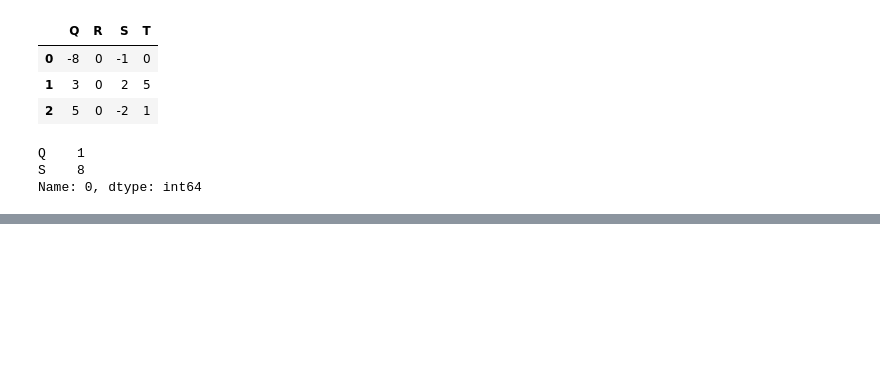
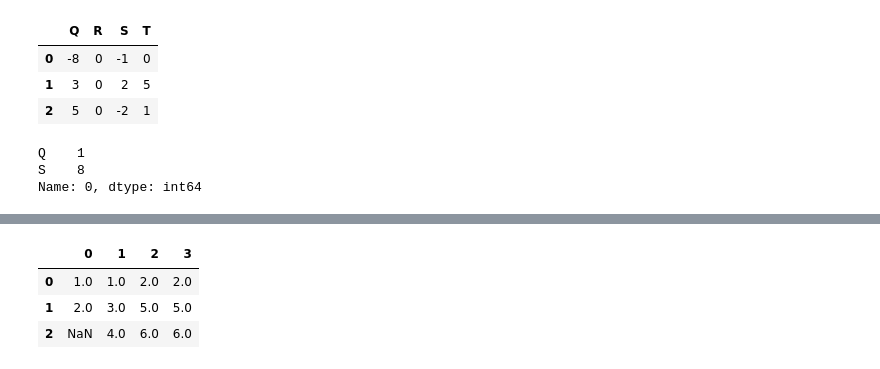
Before and after one commit to finesketch/data_science, a Jupyter notebook: Python_Data_Science_Handbook/03_Data_Manipulation_with_Pandas.ipynb, the cells around one changed output, grey strips where cells are left out. Drawn from its saved outputs; the diff is of its cells as text; code cells hidden in the pictures; blank space fills up the shorter version.

```diff
--- a/Python_Data_Science_Handbook/03_Data_Manipulation_with_Pandas.ipynb
+++ b/Python_Data_Science_Handbook/03_Data_Manipulation_with_Pandas.ipynb
@@ -887,0 +1134,9 @@ Name: 0, dtype: int64
+# %%
+df.fillna(method='ffill', axis=1) # "axis=0" is "index/rows"; "axis=1" is "columns"
+
+# Notice that if a previous value is not available during a forward fill, the NA value remains.
+# %% [output]
+|  | 0 | 1 | 2 | 3 |
+| 0 | 1.0 | 1.0 | 2.0 | 2.0 |
+| 1 | 2.0 | 3.0 | 5.0 | 5.0 |
+| 2 | NaN | 4.0 | 6.0 | 6.0 |
```
Also changed, not shown: parts of 43 cells of this notebook.
